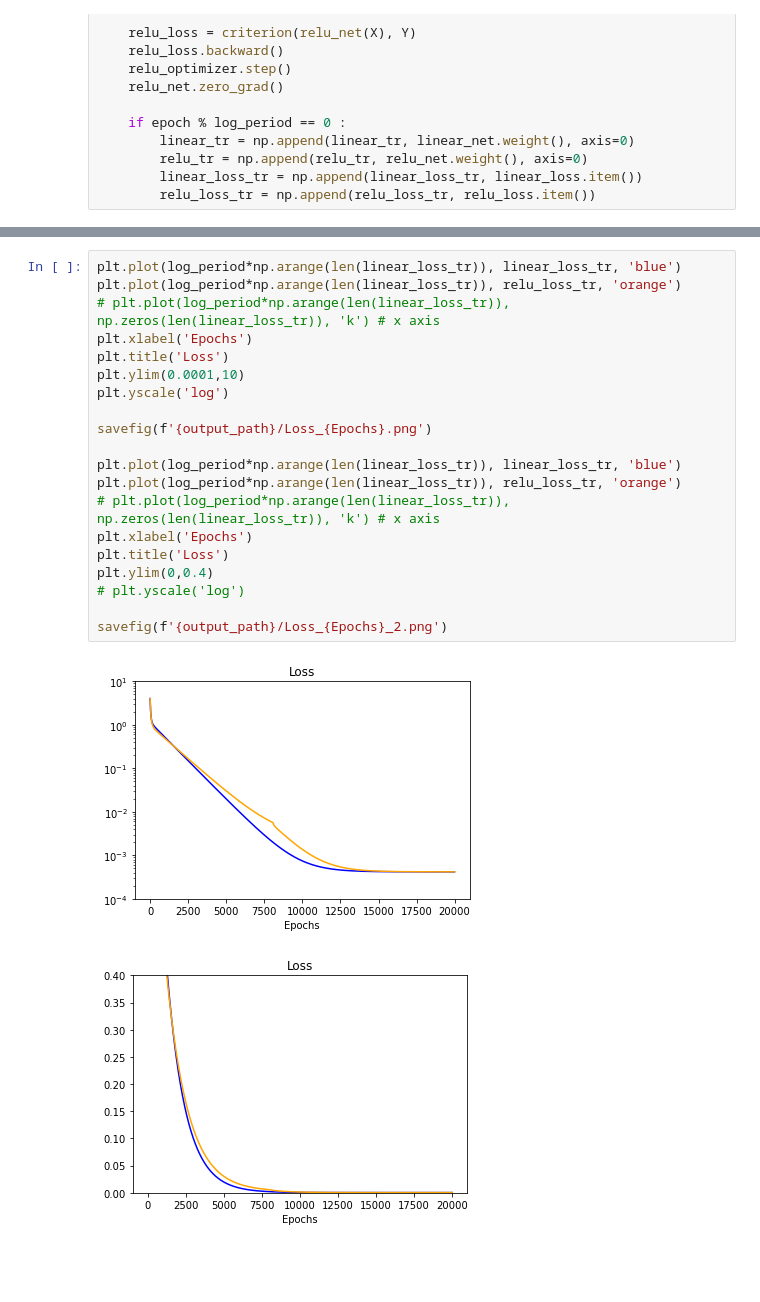
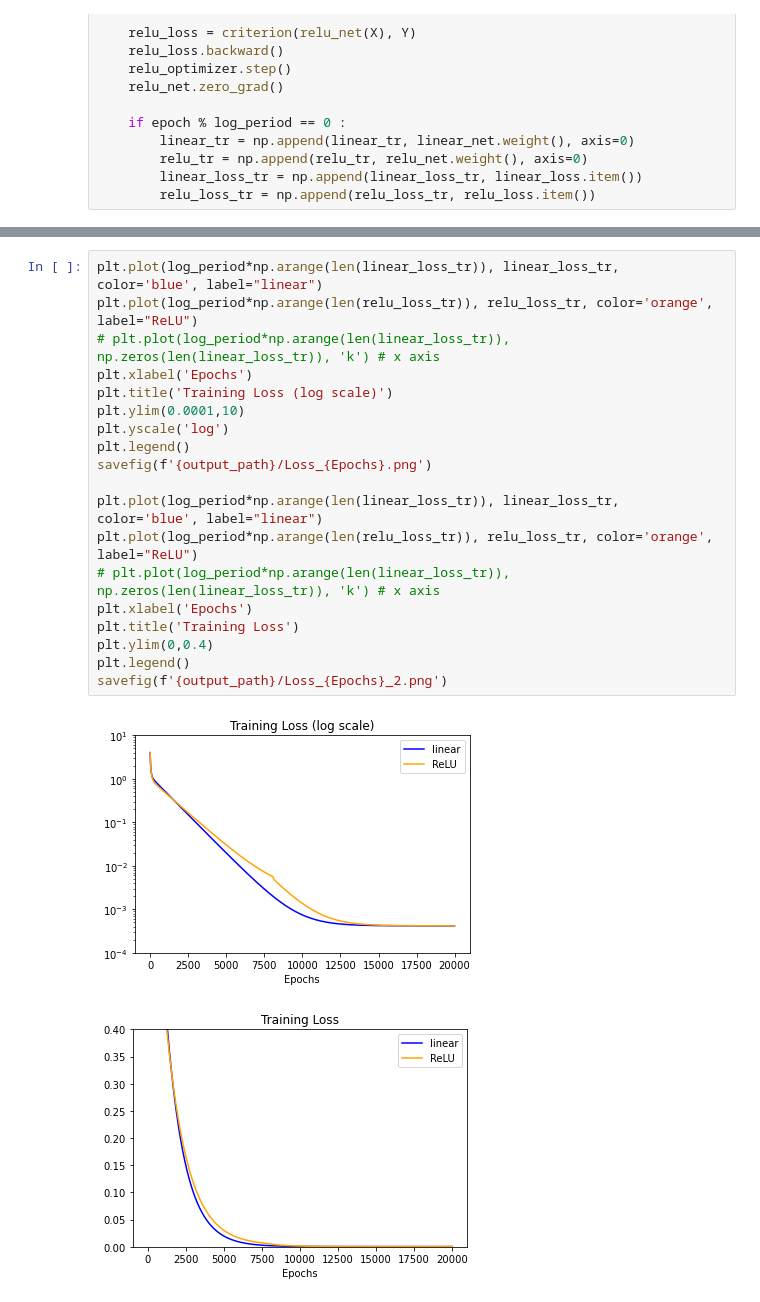
Before and after one commit to leeleesang/Single-Layer-Networks, a Jupyter notebook: Exmp_Revisit.ipynb, the cells around one changed output, grey strips where cells are left out. Cells and saved outputs as stored; diff of their text form; blank space fills up the shorter version.

```diff
--- a/Exmp_Revisit.ipynb
+++ b/Exmp_Revisit.ipynb
@@ -154,23 +157,22 @@ for i in range(n):
 # %%
-plt.plot(log_period*np.arange(len(linear_loss_tr)), linear_loss_tr, 'blue')
-plt.plot(log_period*np.arange(len(linear_loss_tr)), relu_loss_tr, 'orange')
+plt.plot(log_period*np.arange(len(linear_loss_tr)), linear_loss_tr, color='blue', label="linear")
+plt.plot(log_period*np.arange(len(relu_loss_tr)), relu_loss_tr, color='orange', label="ReLU")
 # plt.plot(log_period*np.arange(len(linear_loss_tr)), np.zeros(len(linear_loss_tr)), 'k') # x axis
 plt.xlabel('Epochs')
-plt.title('Loss')
+plt.title('Training Loss (log scale)')
 plt.ylim(0.0001,10)
 plt.yscale('log')
-
+plt.legend()
 savefig(f'{output_path}/Loss_{Epochs}.png')
 
-plt.plot(log_period*np.arange(len(linear_loss_tr)), linear_loss_tr, 'blue')
-plt.plot(log_period*np.arange(len(linear_loss_tr)), relu_loss_tr, 'orange')
+plt.plot(log_period*np.arange(len(linear_loss_tr)), linear_loss_tr, color='blue', label="linear")
+plt.plot(log_period*np.arange(len(relu_loss_tr)), relu_loss_tr, color='orange', label="ReLU")
 # plt.plot(log_period*np.arange(len(linear_loss_tr)), np.zeros(len(linear_loss_tr)), 'k') # x axis
 plt.xlabel('Epochs')
-plt.title('Loss')
+plt.title('Training Loss')
 plt.ylim(0,0.4)
-# plt.yscale('log')
-
+plt.legend()
 savefig(f'{output_path}/Loss_{Epochs}_2.png')
 # %% [output]
-[figure, old version]
+[figure, new version]
-[figure, old version]
+[figure, new version]
```
Also changed, not shown: parts of 3 cells of this notebook, 46 other files.
